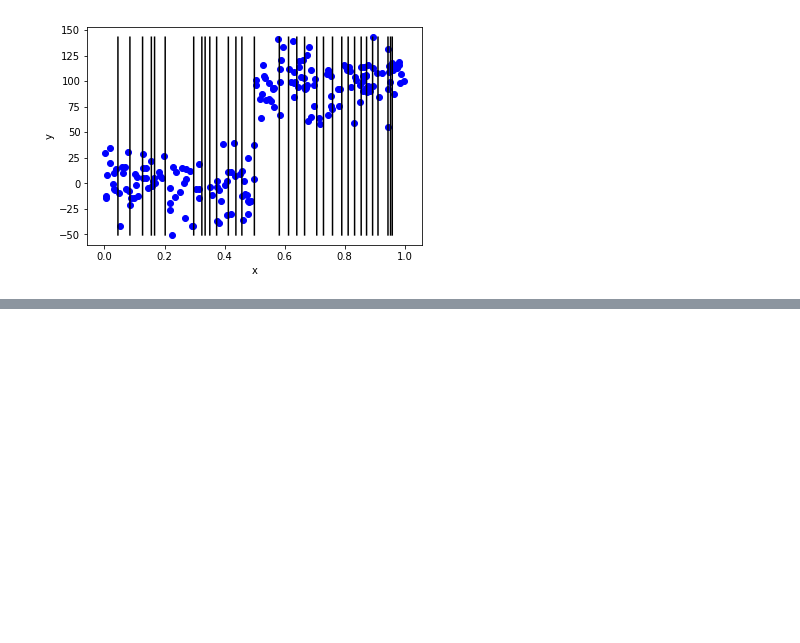
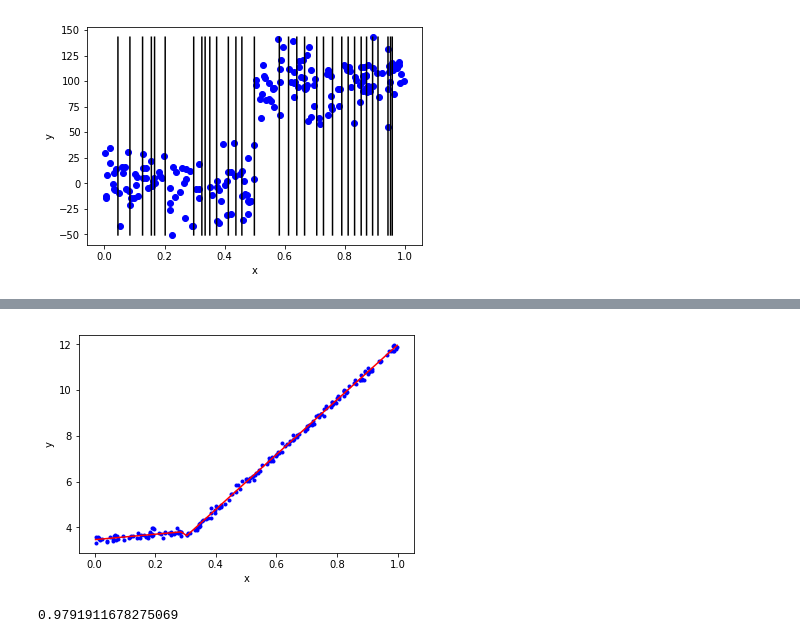
Before and after one commit to codefan/python-study, a Jupyter notebook: MLIA-note/ch09/treeRegression.ipynb, the cells around one changed output, grey strips where cells are left out. Drawn from its saved outputs; the diff is of its cells as text; code cells hidden in the pictures; blank space fills up the shorter version.

```diff
--- a/MLIA-note/ch09/treeRegression.ipynb
+++ b/MLIA-note/ch09/treeRegression.ipynb
@@ -240,0 +263,46 @@ def modelErr(dataSet):
+# %%
+#树的递归预测
+def treeForeCast(tree, inData, modelEval=regTreeEval):
+    if not isTree(tree): #如果不是树，叶子节点，则返回预测值
+        return modelEval(tree, inData)
+    if inData.A.ravel()[tree.featureToSplitOn] > tree.valueOfSplit : #大于特征值，则是左子树
+        if isTree(tree.leftBranch): #如果是树，继续递归
+            return treeForeCast(tree.leftBranch, inData, modelEval) #递归
+        else: #如果是叶子节点，直接返回预测值
+            return modelEval(tree.leftBranch, inData)
+    else: #小于等于则是右子树
+        if isTree(tree.rightBranch):
+            return treeForeCast(tree.rightBranch, inData, modelEval)
+        else:
+            return modelEval(tree.rightBranch, inData)
+# %%
+#利用生成的树，进行预测
+def createForeCast(tree, testData, modelEval=regTreeEval):
+    m=len(testData)
+    yHat = np.mat(np.zeros((m,1)))
+    for i in range(m):
+        yHat[i,0] = treeForeCast(tree, np.mat(testData[i]), modelEval) #递归预测
+    return yHat
+# %%
+yhat = createForeCast(myTree2,myMat2[:,0:-1],modelEval=modelTreeEval)
+# %%
+# 查看模型数效果
+def plotTreeCast(myMat2, yhat):
+    srtIndex = myMat2.A[:,0].argsort(0)#排个序
+    plt.scatter(myMat2.A[:,0],myMat2.A[:,1],color="blue",marker=".")
+    plt.plot(myMat2[:,0].A[srtIndex],yhat.A[srtIndex],color="red",linestyle = "-")
+    plt.xlabel("x")
+    plt.ylabel("y")
+    plt.show()
+# %%
+plotTreeCast(myMat2, yhat)
+# %% [output]
+[figure, added]
+# %%
+trainMat = loadDataSet('bikeSpeedVsIq_train.txt')
+testMat = loadDataSet('bikeSpeedVsIq_test.txt')
+myTree = createTree(trainMat, ops=(1,20))
+yHat = createForeCast(myTree,testMat[:,0])
+np.corrcoef(yHat, testMat[:,0], rowvar = 0)[0,1]
+# %% [output]
+0.9791911678275069
```
Also changed, not shown: parts of 8 cells of this notebook, 1 other file.
